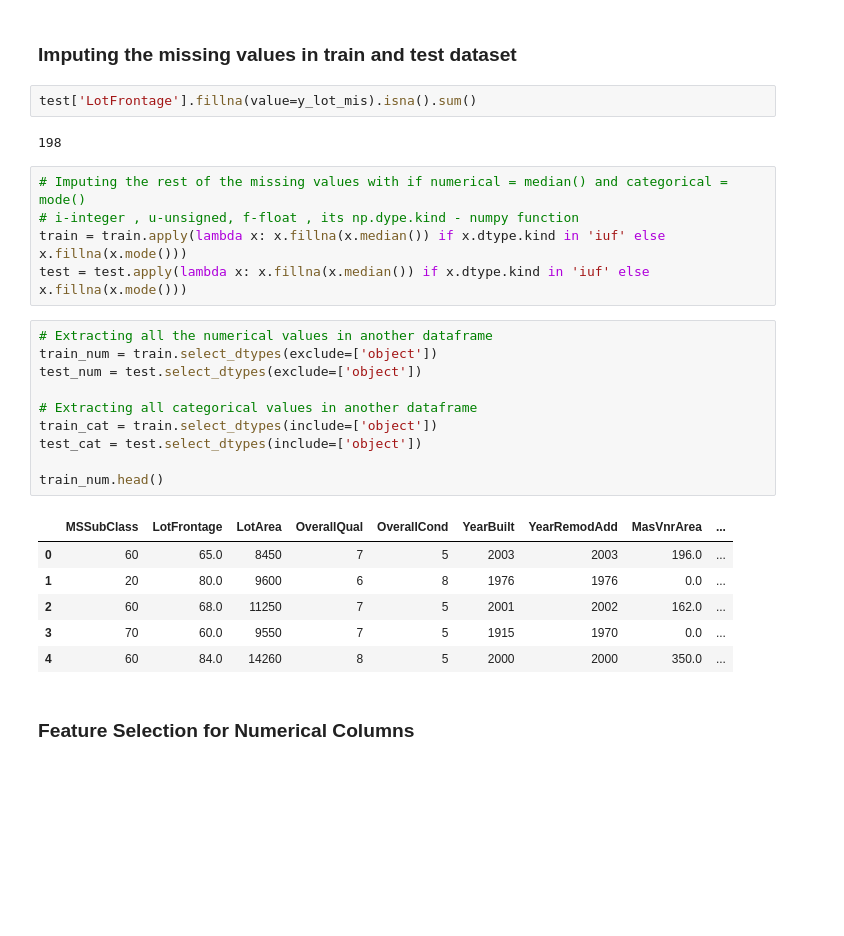
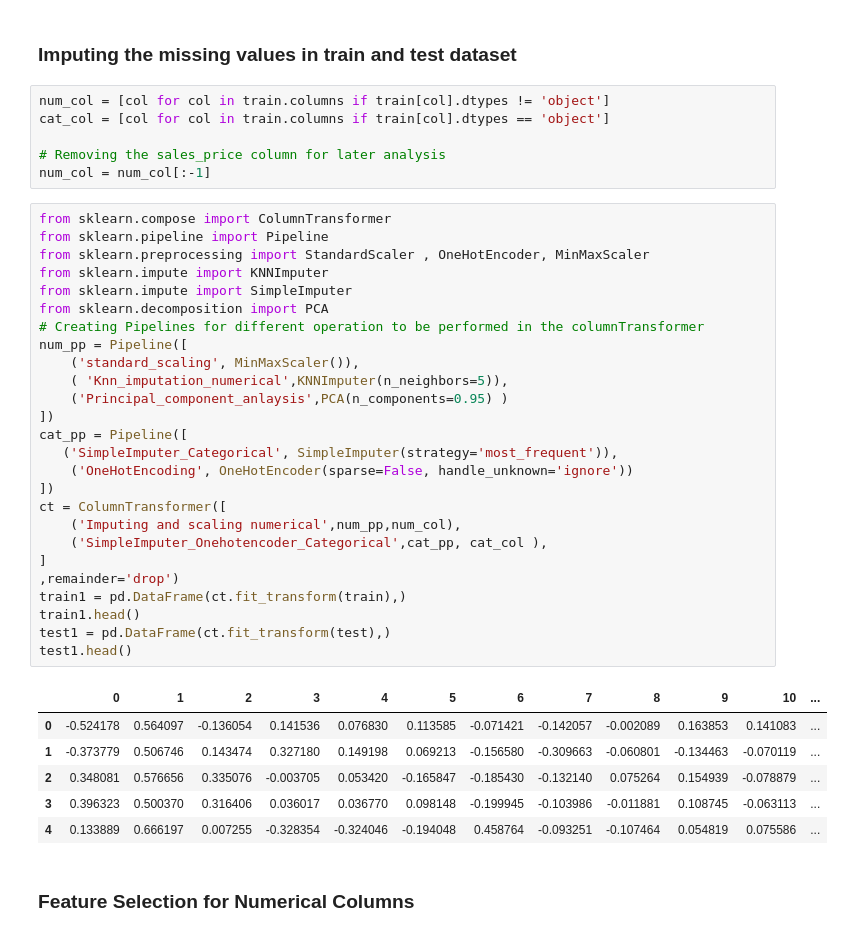
Before and after one commit to rajat-sudo/kaggle-Housing-Prediction, a Jupyter notebook: Untitled.ipynb, the cells around one changed output. Cells and saved outputs as stored; diff of their text form; blank space fills up the shorter version.

```diff
--- a/Untitled.ipynb
+++ b/Untitled.ipynb
@@ -82,31 +85,44 @@ print(f'{dropping_col} Columns Dropped')
 ['Alley', 'FireplaceQu', 'PoolQC', 'Fence', 'MiscFeature', 'Id'] Columns Dropped
 # %% [markdown]
 ### Imputing the missing values in train and test dataset
-# %%
-test['LotFrontage'].fillna(value=y_lot_mis).isna().sum()
-# %% [output]
-198
-# %%
-# Imputing the rest of the missing values with if numerical = median() and categorical = mode()
-# i-integer , u-unsigned, f-float , its np.dype.kind - numpy function
-train = train.apply(lambda x: x.fillna(x.median()) if x.dtype.kind in 'iuf' else x.fillna(x.mode()))
-test = test.apply(lambda x: x.fillna(x.median()) if x.dtype.kind in 'iuf' else x.fillna(x.mode()))
-# %%
-# Extracting all the numerical values in another dataframe
-train_num = train.select_dtypes(exclude=['object'])
-test_num = test.select_dtypes(exclude=['object'])
-
-# Extracting all categorical values in another dataframe
-train_cat = train.select_dtypes(include=['object'])
-test_cat = test.select_dtypes(include=['object'])
-
-train_num.head()
-# %% [output]
-|  | MSSubClass | LotFrontage | LotArea | OverallQual | OverallCond | YearBuilt | YearRemodAdd | MasVnrArea | ... |
-| 0 | 60 | 65.0 | 8450 | 7 | 5 | 2003 | 2003 | 196.0 | ... |
-| 1 | 20 | 80.0 | 9600 | 6 | 8 | 1976 | 1976 | 0.0 | ... |
-| 2 | 60 | 68.0 | 11250 | 7 | 5 | 2001 | 2002 | 162.0 | ... |
-| 3 | 70 | 60.0 | 9550 | 7 | 5 | 1915 | 1970 | 0.0 | ... |
-| 4 | 60 | 84.0 | 14260 | 8 | 5 | 2000 | 2000 | 350.0 | ... |
+# %%
+num_col = [col for col in train.columns if train[col].dtypes != 'object']
+cat_col = [col for col in train.columns if train[col].dtypes == 'object']
+
+# Removing the sales_price column for later analysis
+num_col = num_col[:-1]
+# %%
+from sklearn.compose import ColumnTransformer
+from sklearn.pipeline import Pipeline
+from sklearn.preprocessing import StandardScaler , OneHotEncoder, MinMaxScaler
+from sklearn.impute import KNNImputer
+from sklearn.impute import SimpleImputer
+from sklearn.decomposition import PCA
+# Creating Pipelines for different operation to be performed in the columnTransformer
+num_pp = Pipeline([
+    ('standard_scaling', MinMaxScaler()),
+    ( 'Knn_imputation_numerical',KNNImputer(n_neighbors=5)),
+    ('Principal_component_anlaysis',PCA(n_components=0.95) )
+])
+cat_pp = Pipeline([
+   ('SimpleImputer_Categorical', SimpleImputer(strategy='most_frequent')),
+    ('OneHotEncoding', OneHotEncoder(sparse=False, handle_unknown='ignore'))
+])
+ct = ColumnTransformer([
+    ('Imputing and scaling numerical',num_pp,num_col),
+    ('SimpleImputer_Onehotencoder_Categorical',cat_pp, cat_col ),
+]
+,remainder='drop')
+train1 = pd.DataFrame(ct.fit_transform(train),)
+train1.head()
+test1 = pd.DataFrame(ct.fit_transform(test),)
+test1.head()
+# %% [output]
+|  | 0 | 1 | 2 | 3 | 4 | 5 | 6 | 7 | 8 | 9 | 10 | ... |
+| 0 | -0.524178 | 0.564097 | -0.136054 | 0.141536 | 0.076830 | 0.113585 | -0.071421 | -0.142057 | -0.002089 | 0.163853 | 0.141083 | ... |
+| 1 | -0.373779 | 0.506746 | 0.143474 | 0.327180 | 0.149198 | 0.069213 | -0.156580 | -0.309663 | -0.060801 | -0.134463 | -0.070119 | ... |
+| 2 | 0.348081 | 0.576656 | 0.335076 | -0.003705 | 0.053420 | -0.165847 | -0.185430 | -0.132140 | 0.075264 | 0.154939 | -0.078879 | ... |
+| 3 | 0.396323 | 0.500370 | 0.316406 | 0.036017 | 0.036770 | 0.098148 | -0.199945 | -0.103986 | -0.011881 | 0.108745 | -0.063113 | ... |
+| 4 | 0.133889 | 0.666197 | 0.007255 | -0.328354 | -0.324046 | -0.194048 | 0.458764 | -0.093251 | -0.107464 | 0.054819 | 0.075586 | ... |
 # %% [markdown]
 ### Feature Selection for Numerical Columns
```
Also changed, not shown: parts of 20 cells of this notebook.
